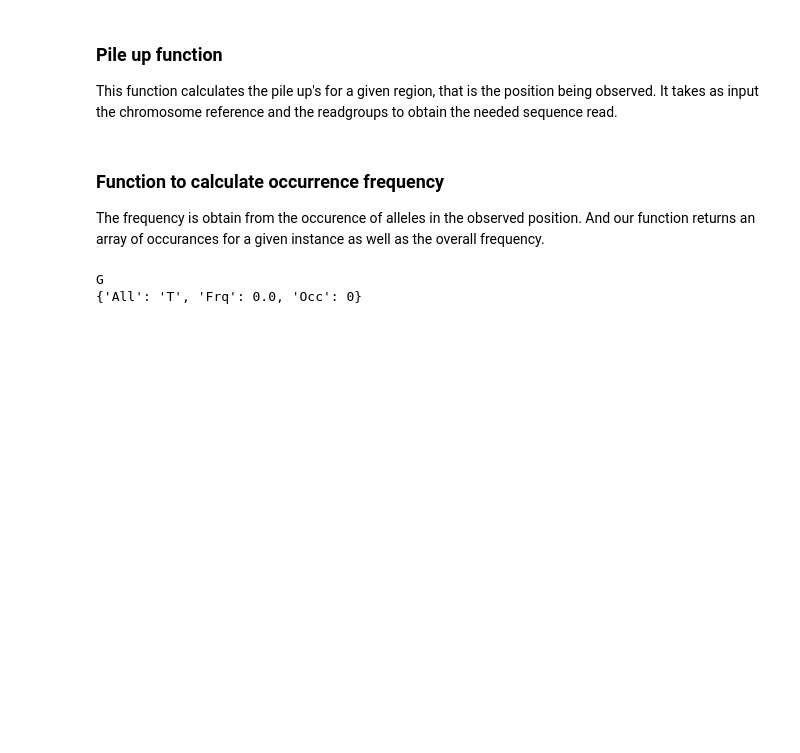
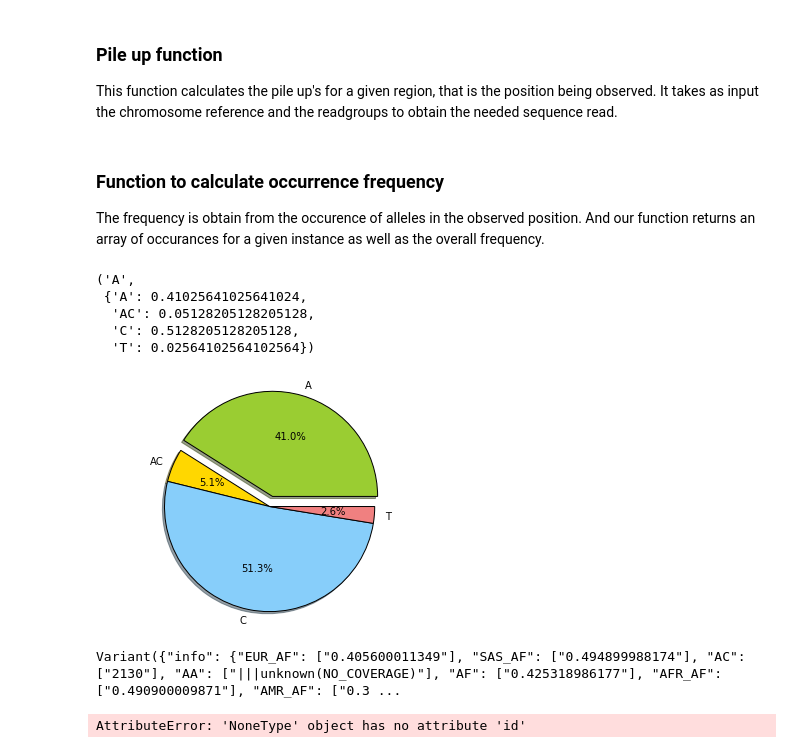
Before and after one commit to BD2KGenomics/bioapi-examples, a Jupyter notebook: python_notebooks/pileup.ipynb, the cells around one changed output. Cells and saved outputs as stored; diff of their text form; code cells hidden in the pictures; blank space fills up the shorter version.

Commit message:
Pile up for SNPs is ready, polishing notebook interactivity

```diff
--- a/python_notebooks/pileup.ipynb
+++ b/python_notebooks/pileup.ipynb
@@ -68,20 +109,23 @@ This function calculates the pile up's for a given region, that is the position
 def pileUp(contig, position, rgset):
     alleles = []
     rgset = GetReadsForName(rgset)
+
     if type(rgset) != str:
         for i in rgset:
             for sequence in c.searchReads(readGroupIds=[i.id],start = position, end = position+1, referenceId=contig):
                 if sequence.alignment != None:
                     start = sequence.alignment.position.position
                     observe = position-start
-                    if sequence.alignment.position.strand == "NEG_STRAND":
-                        Rev_Comp_Seq = Revers_Compl(sequence.alignedSequence)
-                        allele = Rev_Comp_Seq[-(observe+1)]
-                        alleles.append({"allele":allele, "readGroupId":i.id})
+                    end = start+len(sequence.aligned_sequence)
+                    star = sequence.alignment.position.position
+                    if len(sequence.alignment.cigar) > 1:
+                        allele = Cigar_Interpreter(sequence, observe,c.listReferenceBases(chr1.id, start=star, end= end) )
+
                     else:
-                        allele = sequence.alignedSequence[observe]
-                        alleles.append({"allele": allele, "readGroupId": i.id })
+                        allele = sequence.aligned_sequence[observe]
+                    alleles.append({"allele": str(allele), "readGroupId":i.id})
         return Calc_Freq(alleles)
+
     else:
         return rgset
 # %% [markdown]
@@ -113,19 +153,55 @@ def Calc_Freq(Test):
 # %%
 def Variant_Comp(Position, ReadGroupSetName, Chromo):
-    RdGrp = rgIdsArr.get(ReadGroupSetName, None)
+    RdGrp = GetReadsForName(ReadGroupSetName)
     Chrom = contig.get(Chromo, None)
-    if (RdGrp and Chrom) != None:
+    if (Chrom != None) and type(RdGrp != str) :
         base = c.listReferenceBases(Chrom, start = Position, end = Position+1)
-        var = pileUp(Chrom, Position, RdGrp)
-        print base
-        print max(var)
+        var = pileUp(Chrom, Position, ReadGroupSetName)
+        return (str(base), var)
     else:
         if RdGrp == None:
             print"Read Group Set '{}' is not in the API".format(ReadGroupSetName)
         else:
             print"Chromosome '{}' is not in the API".format(Chromo)
 # %%
-Variant_Comp(1058000,"NA19102","1")
+Variant_Comp(10176, "NA21144","1")
 # %% [output]
-G
-{'All': 'T', 'Frq': 0.0, 'Occ': 0}
+('A',
+ {'A': 0.41025641025641024,
+  'AC': 0.05128205128205128,
+  'C': 0.5128205128205128,
+  'T': 0.02564102564102564})
+# %%
+%matplotlib inline
+import matplotlib.pyplot as plt
+Refer, Freqs = Variant_Comp(10176, "NA21144","1")
+labels = Freqs.keys()
+sizes = Freqs.values()
+colors = ['yellowgreen', 'gold', 'lightskyblue', 'lightcoral']
+Expl= {}
+for i in labels:
+    if i == Refer:
+        Expl.setdefault(i,0.1)
+    else:
+        Expl.setdefault(i,0)
+explode = Expl.values()
+
+plt.pie(sizes, explode=explode, labels=labels, colors=colors,
+        autopct='%1.1f%%', shadow=True, startangle=0)
+# Set aspect ratio to be equal so that pie is drawn as a circle.
+plt.axis('equal')
+
+plt.show()
+# %% [output]
+[figure, added]
+# %%
+print exampleVariant[0]
+print exampleVariant[0].start
+print release.id
+print chr1.name
+# %% [output]
+Variant({"info": {"EUR_AF": ["0.405600011349"], "SAS_AF": ["0.494899988174"], "AC": ["2130"], "AA": ["|||unknown(NO_COVERAGE)"], "AF": ["0.425318986177"], "AFR_AF": ["0.490900009871"], "AMR_AF": ["0.3 ...
+# %%
+exampleVariant = [j for j in c.searchVariants(variantSetId=release.id, start=10000, end=11000, referenceName=chr1.name)]
+# %% [output]
+AttributeError: 'NoneType' object has no attribute 'id'
```
Also changed, not shown: parts of 8 cells of this notebook, 2 other files.
